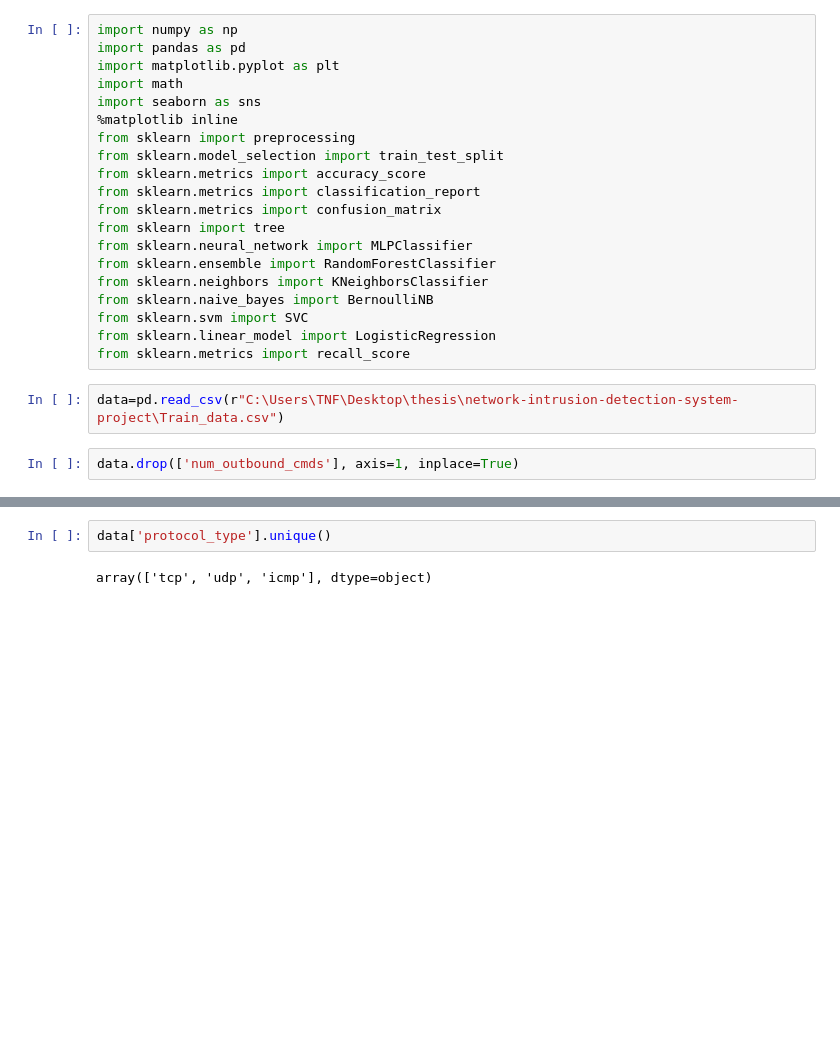
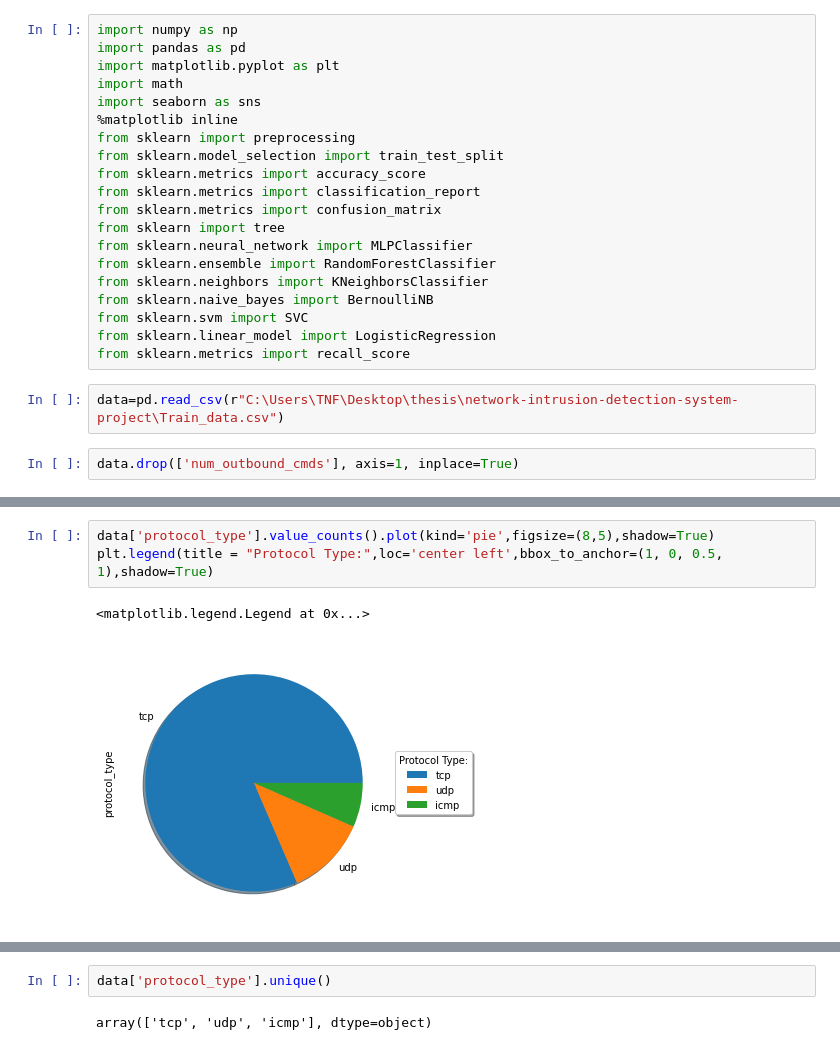
Before and after one commit to MohammadSajjadHossain9648/network-intrusion-detection-system-project, a Jupyter notebook: code.ipynb, the cells around one changed output, grey strips where cells are left out. Saved outputs shown, nothing was run; the diff lists cells and outputs as text; blank space fills up the shorter version.

```diff
--- a/code.ipynb
+++ b/code.ipynb
@@ -24,0 +30,6 @@ data.drop(['num_outbound_cmds'], axis=1, inplace=True)
+# %%
+data['protocol_type'].value_counts().plot(kind='pie',figsize=(8,5),shadow=True)
+plt.legend(title = "Protocol Type:",loc='center left',bbox_to_anchor=(1, 0, 0.5, 1),shadow=True)
+# %% [output]
+<matplotlib.legend.Legend at 0x...>
+[figure, added]
```
Also changed, not shown: parts of 51 cells of this notebook.
